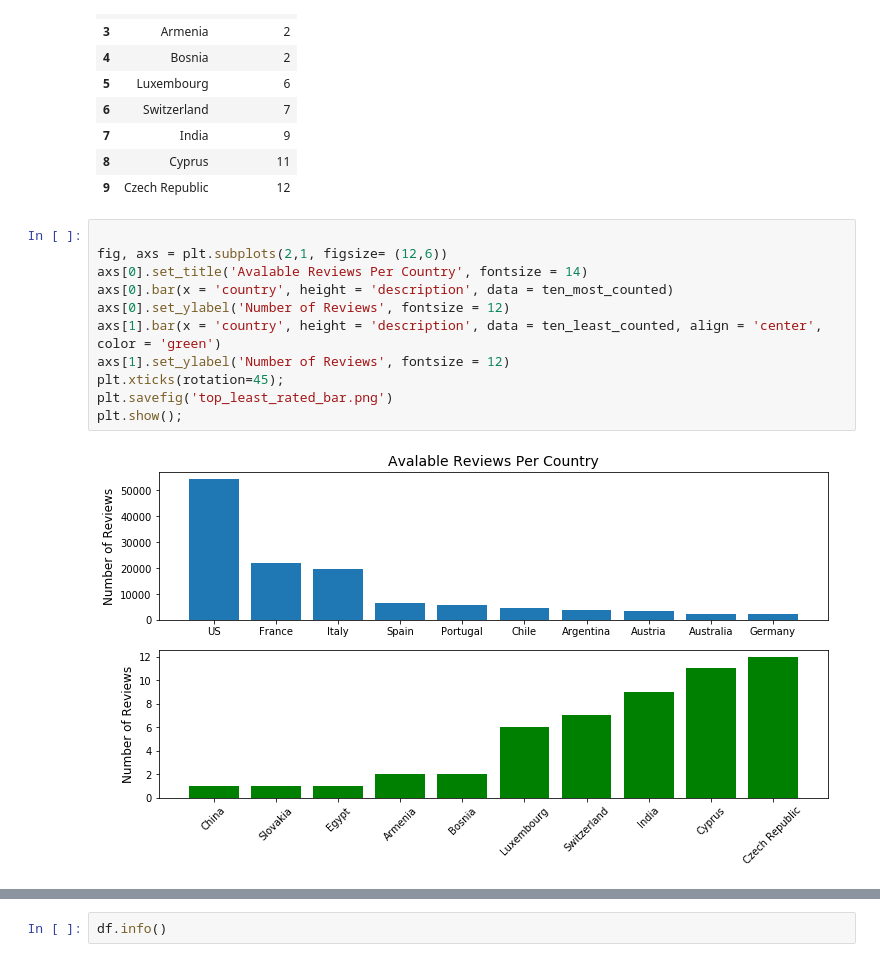
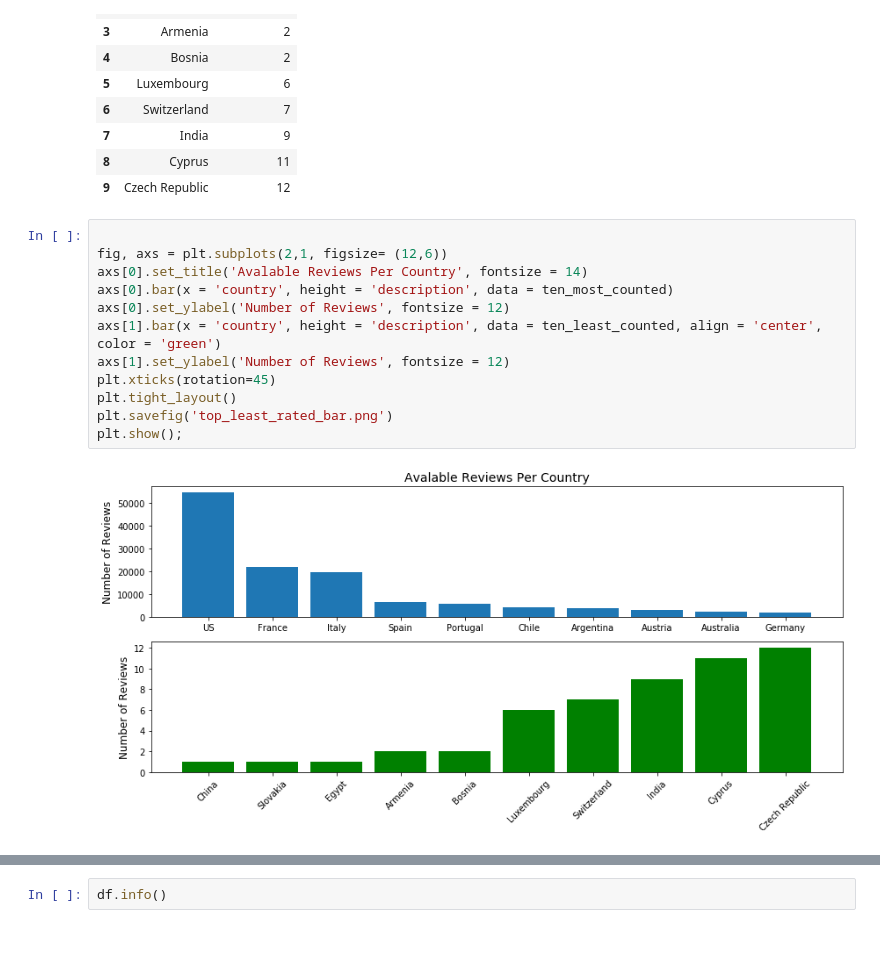
Before and after one commit to hberginc/wine_ratings_data_analysis, a Jupyter notebook: notebooks/Data_exploration.ipynb, the cells around one changed output, grey strips where cells are left out. Cells and saved outputs as stored; diff of their text form.

```diff
--- a/notebooks/Data_exploration.ipynb
+++ b/notebooks/Data_exploration.ipynb
@@ -55,16 +55,17 @@ replace_val(ten_least_counted ,4, 'country', 'Bosnia')
 # %%
 
 fig, axs = plt.subplots(2,1, figsize= (12,6))
 axs[0].set_title('Avalable Reviews Per Country', fontsize = 14)
 axs[0].bar(x = 'country', height = 'description', data = ten_most_counted)
 axs[0].set_ylabel('Number of Reviews', fontsize = 12)
 axs[1].bar(x = 'country', height = 'description', data = ten_least_counted, align = 'center', color = 'green')
 axs[1].set_ylabel('Number of Reviews', fontsize = 12)
-plt.xticks(rotation=45);
+plt.xticks(rotation=45)
+plt.tight_layout()
 plt.savefig('top_least_rated_bar.png')
 plt.show();
 # %% [output]
-[figure, old version]
+[figure, new version]
 # %%
 fig, ax = plt.subplots(1)
 ax.hist(df['points'], bins = 20, color = 'purple')
```
Also changed, not shown: parts of 2 cells of this notebook, 8 other files.
